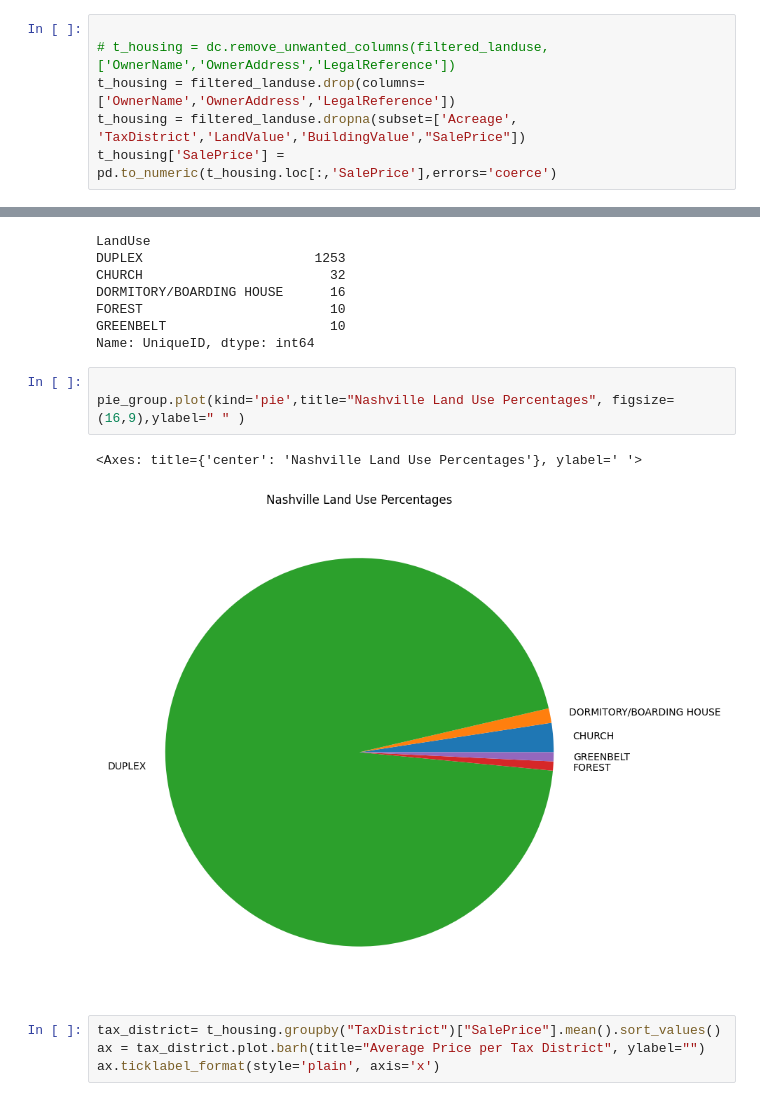
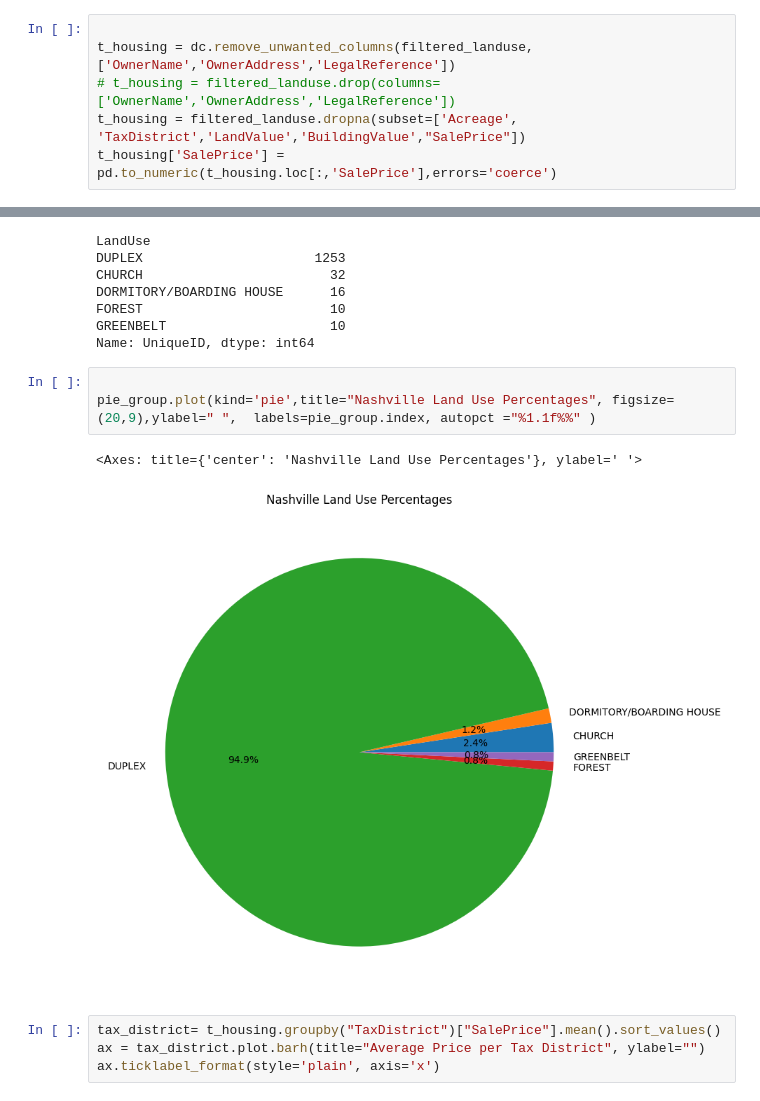
Before and after one commit to RobTheRobber/nashville-housing, a Jupyter notebook: nashville-housing.ipynb, the cells around one changed output, grey strips where cells are left out. Cells and saved outputs as stored; diff of their text form.

```diff
--- a/nashville-housing.ipynb
+++ b/nashville-housing.ipynb
@@ -28,8 +28,8 @@ filtered_landuse
 56440 rows × 19 columns
 # %%
 
-# t_housing = dc.remove_unwanted_columns(filtered_landuse,['OwnerName','OwnerAddress','LegalReference'])
-t_housing = filtered_landuse.drop(columns=['OwnerName','OwnerAddress','LegalReference'])
+t_housing = dc.remove_unwanted_columns(filtered_landuse,['OwnerName','OwnerAddress','LegalReference'])
+# t_housing = filtered_landuse.drop(columns=['OwnerName','OwnerAddress','LegalReference'])
 t_housing = filtered_landuse.dropna(subset=['Acreage', 'TaxDistrict','LandValue','BuildingValue',"SalePrice"])
 t_housing['SalePrice'] = pd.to_numeric(t_housing.loc[:,'SalePrice'],errors='coerce')
 # %%
@@ -67,10 +67,10 @@ GREENBELT                     10
 Name: UniqueID, dtype: int64
 # %%
 
-pie_group.plot(kind='pie',title="Nashville Land Use Percentages", figsize=(16,9),ylabel=" " )
+pie_group.plot(kind='pie',title="Nashville Land Use Percentages", figsize=(20,9),ylabel=" ",  labels=pie_group.index, autopct ="%1.1f%%" )
 # %% [output]
 <Axes: title={'center': 'Nashville Land Use Percentages'}, ylabel=' '>
-[figure, old version]
+[figure, new version]
 # %%
 tax_district= t_housing.groupby("TaxDistrict")["SalePrice"].mean().sort_values()
 ax = tax_district.plot.barh(title="Average Price per Tax District", ylabel="")
```
Also changed, not shown: 4 other files.
